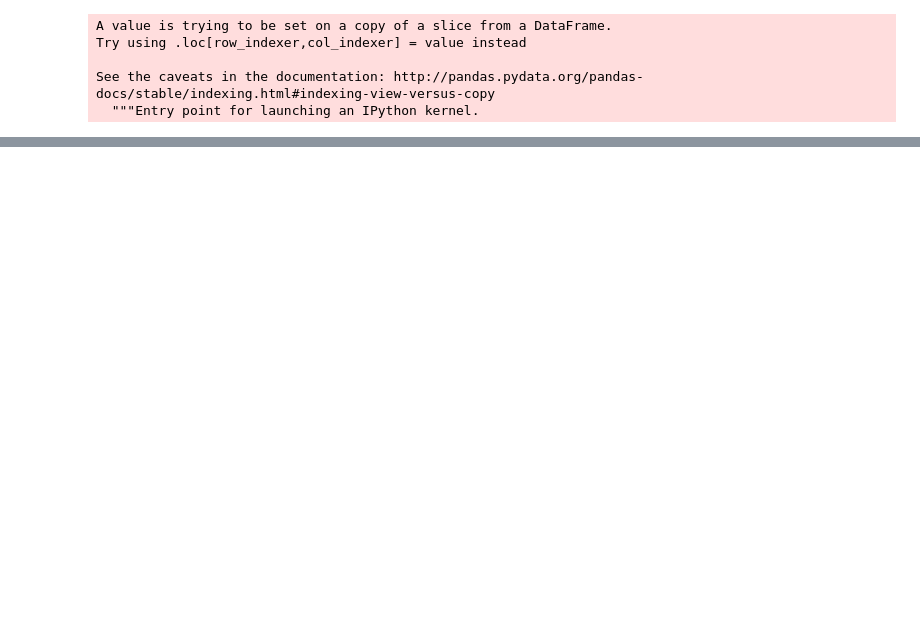
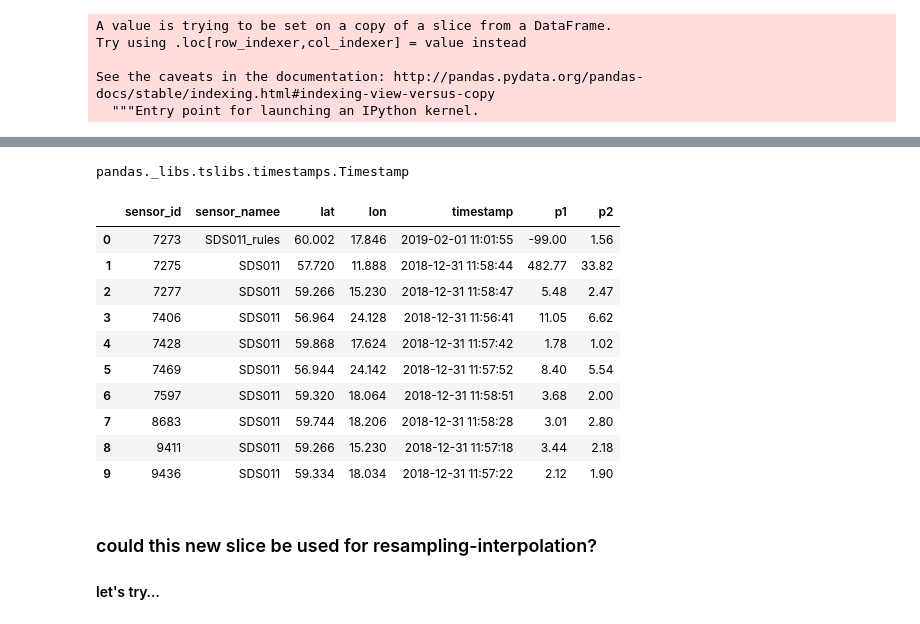
Before and after one commit to miskaknapek/dustmin_to_csv__various_code, a Jupyter notebook: make_tabular_csv_data_from_luftdaten_data___TRY_5__using__PD_RESAMPLE__MINIMAL_EDITION__RETRY_02.ipynb, the cells around one changed output, grey strips where cells are left out. Saved outputs shown, nothing was run; the diff lists cells and outputs as text; code cells hidden in the pictures; blank space fills up the shorter version.

```diff
--- a/make_tabular_csv_data_from_luftdaten_data___TRY_5__using__PD_RESAMPLE__MINIMAL_EDITION__RETRY_02.ipynb
+++ b/make_tabular_csv_data_from_luftdaten_data___TRY_5__using__PD_RESAMPLE__MINIMAL_EDITION__RETRY_02.ipynb
@@ -496,0 +549,3 @@ in_data_slice
+# %%
+curr_timestamp = pd.Timestamp( time.ctime() )
+curr_timestamp
@@ -496,0 +554,26 @@ in_data_slice
+# %%
+type( curr_timestamp )
+# %% [output]
+pandas._libs.tslibs.timestamps.Timestamp
+# %%
+# now let's try setting a timestamp in the data
+in_data_slice.at[0, 'timestamp'] = curr_timestamp
+# %%
+in_data_slice
+# %% [output]
+|  | sensor_id | sensor_namee | lat | lon | timestamp | p1 | p2 |
+| 0 | 7273 | SDS011_rules | 60.002 | 17.846 | 2019-02-01 11:01:55 | -99.00 | 1.56 |
+| 1 | 7275 | SDS011 | 57.720 | 11.888 | 2018-12-31 11:58:44 | 482.77 | 33.82 |
+| 2 | 7277 | SDS011 | 59.266 | 15.230 | 2018-12-31 11:58:47 | 5.48 | 2.47 |
+| 3 | 7406 | SDS011 | 56.964 | 24.128 | 2018-12-31 11:56:41 | 11.05 | 6.62 |
+| 4 | 7428 | SDS011 | 59.868 | 17.624 | 2018-12-31 11:57:42 | 1.78 | 1.02 |
+| 5 | 7469 | SDS011 | 56.944 | 24.142 | 2018-12-31 11:57:52 | 8.40 | 5.54 |
+| 6 | 7597 | SDS011 | 59.320 | 18.064 | 2018-12-31 11:58:51 | 3.68 | 2.00 |
+| 7 | 8683 | SDS011 | 59.744 | 18.206 | 2018-12-31 11:58:28 | 3.01 | 2.80 |
+| 8 | 9411 | SDS011 | 59.266 | 15.230 | 2018-12-31 11:57:18 | 3.44 | 2.18 |
+| 9 | 9436 | SDS011 | 59.334 | 18.034 | 2018-12-31 11:57:22 | 2.12 | 1.90 |
+# %% [markdown]
+
+### could this new slice be used for resampling-interpolation?
+
+#### let's try…
```
Also changed, not shown: parts of 40 cells of this notebook, 1 other file.
